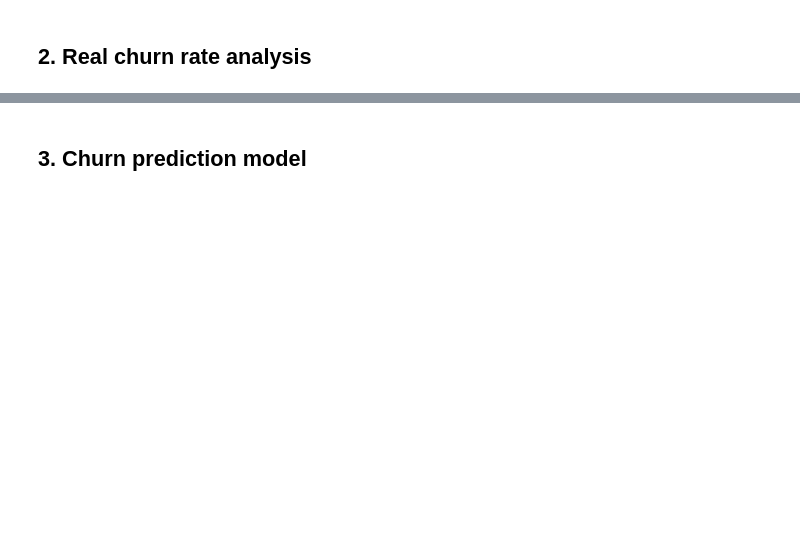
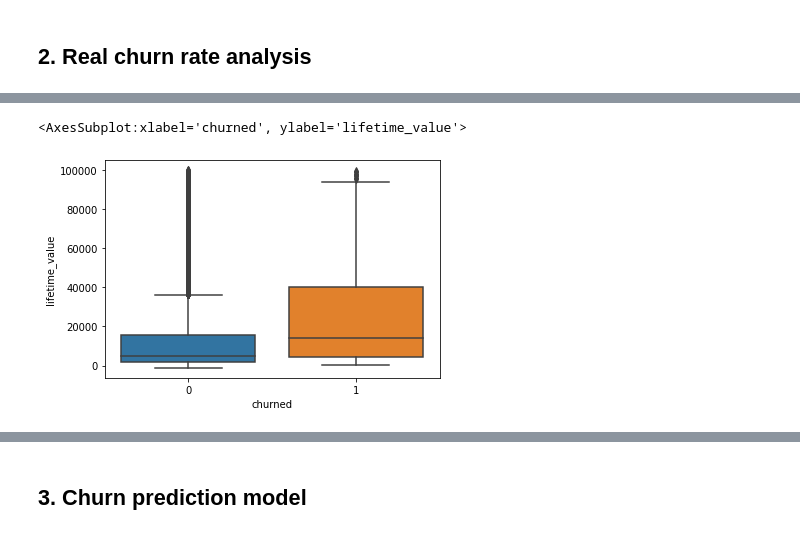
Before and after one commit to noaazran/DataStrategyTeam17, a Jupyter notebook: ChurnRatePrediction.ipynb, the cells around one changed output, grey strips where cells are left out. Saved outputs shown, nothing was run; the diff lists cells and outputs as text; code cells hidden in the pictures; blank space fills up the shorter version.

```diff
--- a/ChurnRatePrediction.ipynb
+++ b/ChurnRatePrediction.ipynb
@@ -70,0 +72,5 @@ Name: churned, dtype: int64
+# %%
+sns.boxplot(data=clients[clients.lifetime_value<10**5], y="lifetime_value", x="churned")
+# %% [output]
+<AxesSubplot:xlabel='churned', ylabel='lifetime_value'>
+[figure, added]
```
Also changed, not shown: parts of 24 cells of this notebook, 2 other files.
